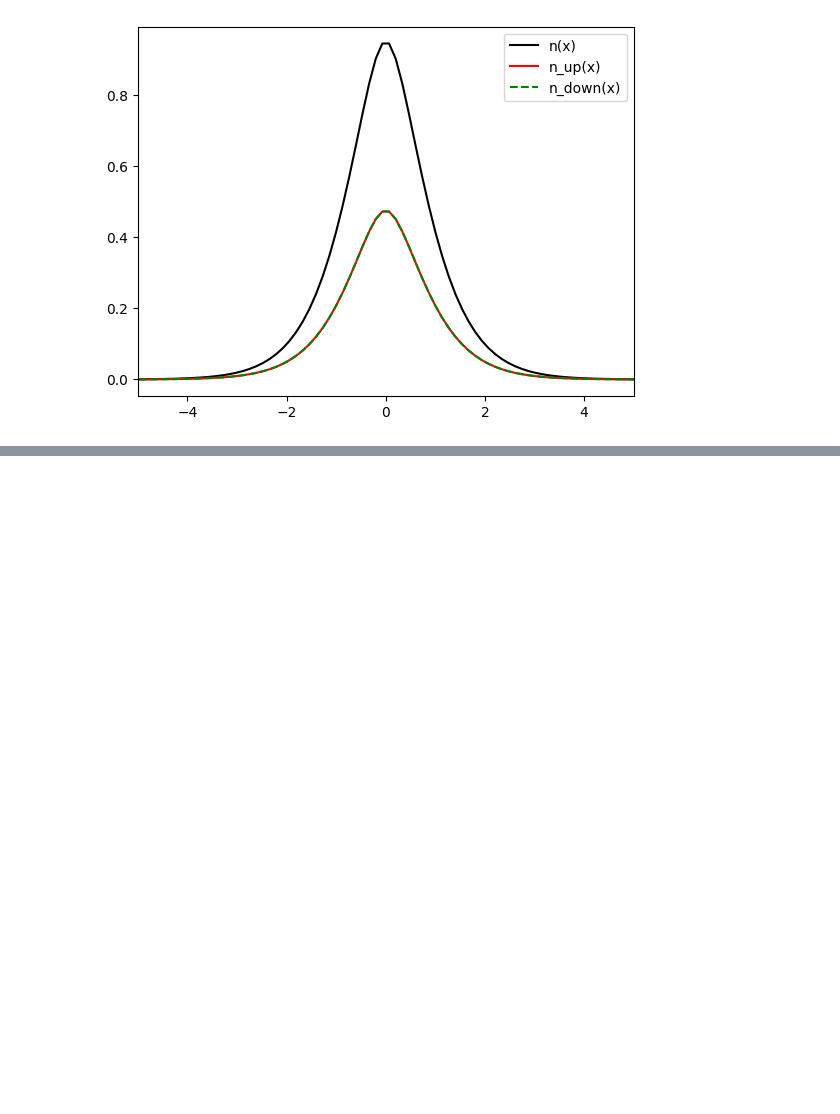
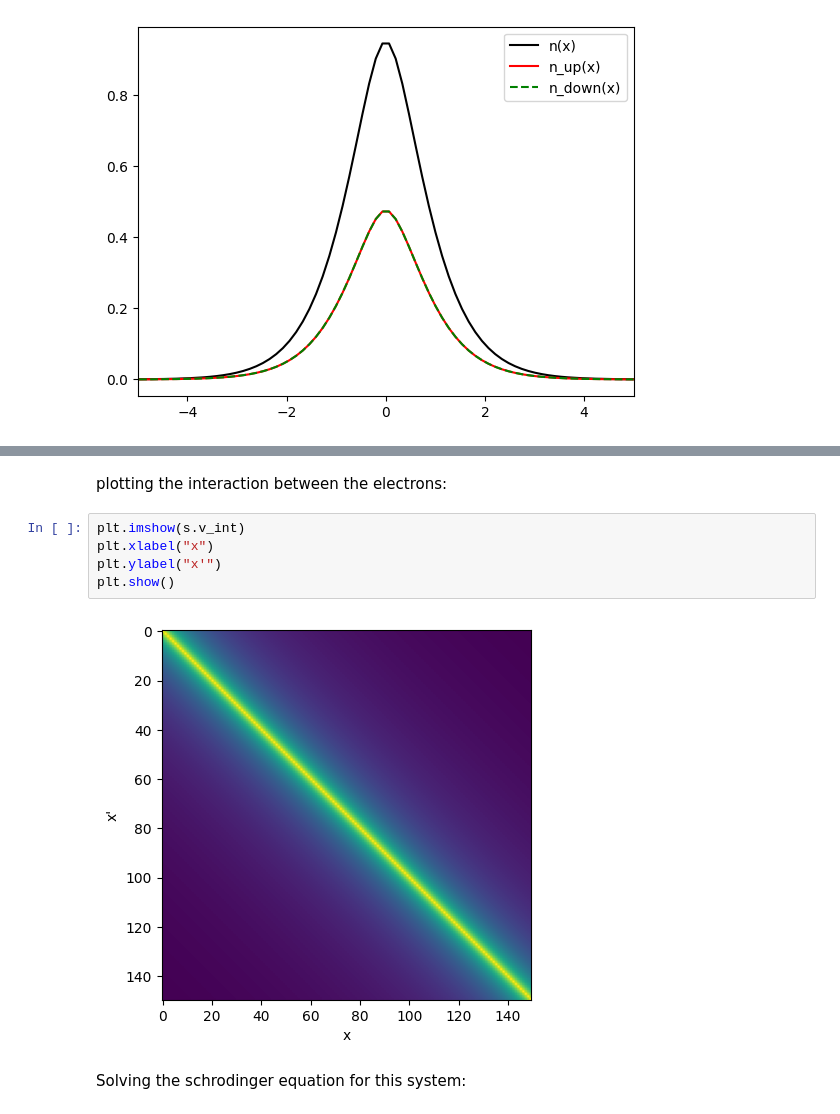
Before and after one commit to indigoedwards/indigo-mphys-project, a Jupyter notebook: iDEA-tutorial.ipynb, the cells around one changed output, grey strips where cells are left out. Drawn from its saved outputs; the diff is of its cells as text; blank space fills up the shorter version.

```diff
--- a/iDEA-tutorial.ipynb
+++ b/iDEA-tutorial.ipynb
@@ -59,0 +88,11 @@ plt.show()
+# %% [markdown]
+plotting the interaction between the electrons:
+# %%
+plt.imshow(s.v_int)
+plt.xlabel("x")
+plt.ylabel("x'")
+plt.show()
+# %% [output]
+[figure, added]
+# %% [markdown]
+Solving the schrodinger equation for this system:
```
Also changed, not shown: parts of 10 cells of this notebook.
